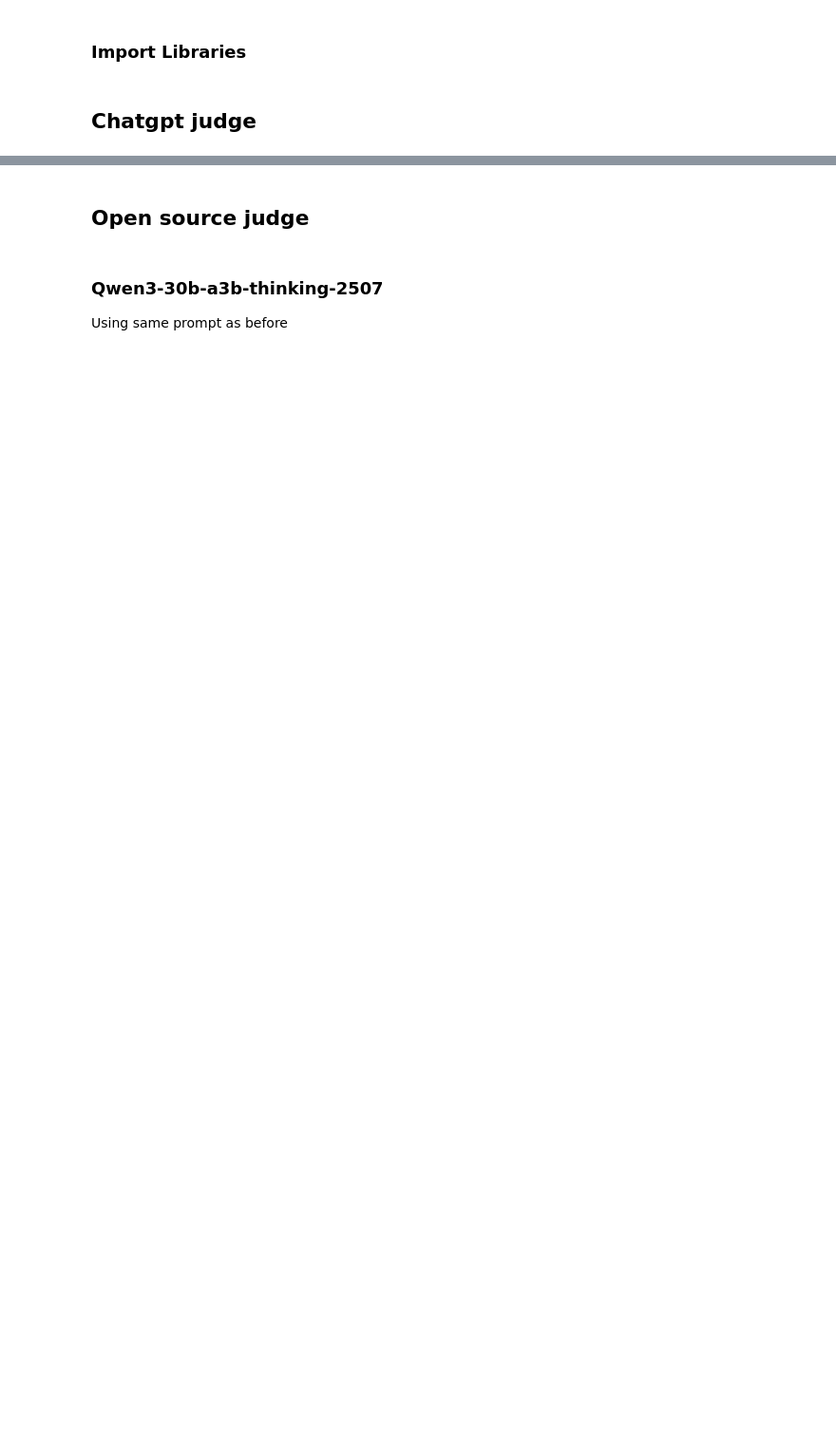
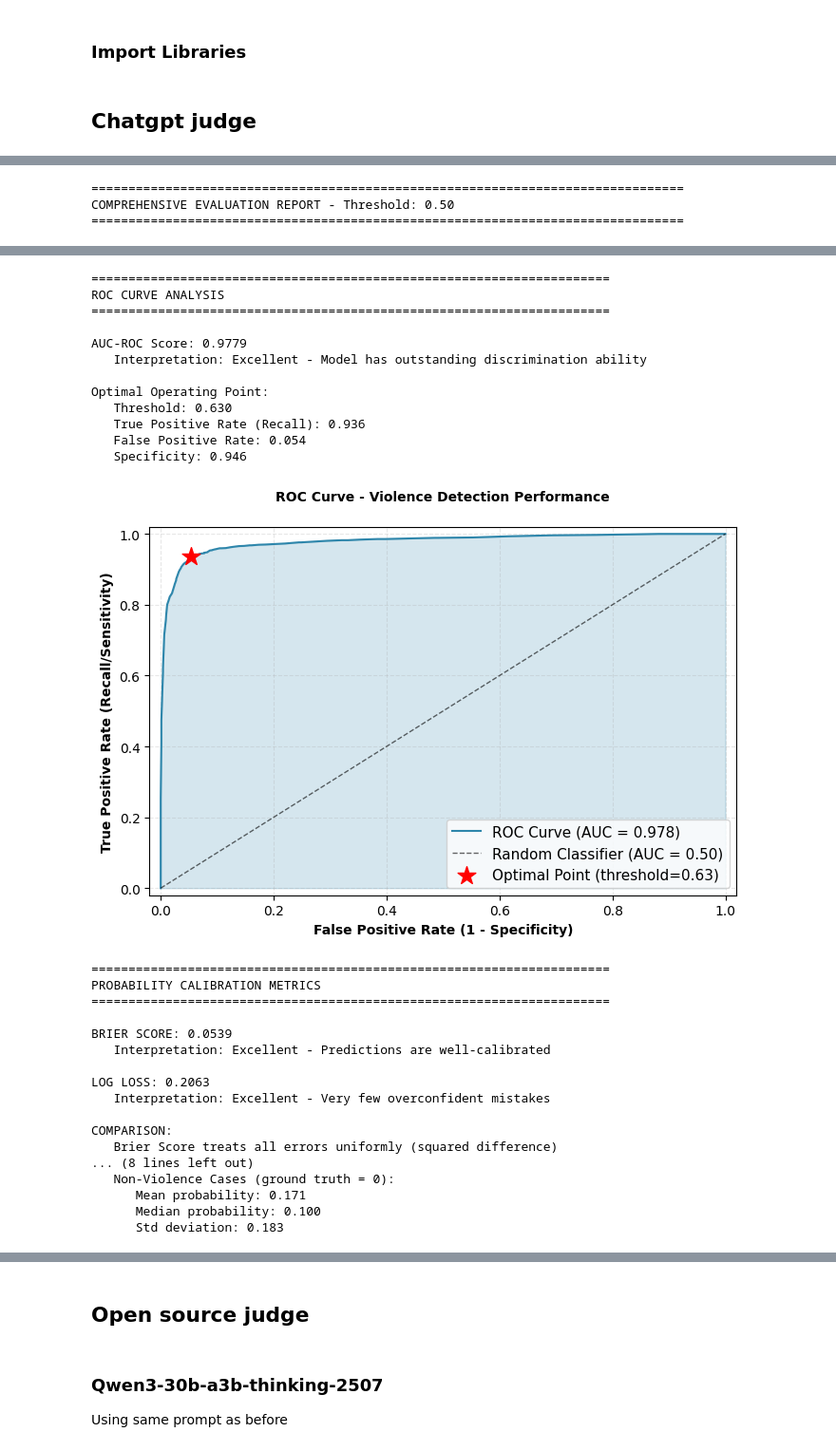
Before and after one commit to annkou/Multimodal-Techniques-for-Video-Based-Violence-Detection, a Jupyter notebook: notebooks/zero_shot_classification/evaluate_results.ipynb, the cells around one changed output, grey strips where cells are left out. Shown at 95% size. Drawn from its saved outputs; the diff is of its cells as text; code cells hidden in the pictures; blank space fills up the shorter version.

Commit message:
Add evaluation results with multiple LLM judge configurations and visualizations

```diff
--- a/notebooks/zero_shot_classification/evaluate_results.ipynb
+++ b/notebooks/zero_shot_classification/evaluate_results.ipynb
@@ -38,3 +39,8 @@ api_based_df = api_based_df.merge(metadata_df[[LABEL_COLUMN, "id"]], right_on="i
 # %%
 # Initialize evaluator
 evaluator = ViolenceDetectionEvaluator(api_based_df, ground_truth_col=LABEL_COLUMN)
+report = evaluator.generate_complete_evaluation_report()
+# %% [output]
+================================================================================
+COMPREHENSIVE EVALUATION REPORT - Threshold: 0.50
+================================================================================
@@ -40,0 +48,30 @@ evaluator = ViolenceDetectionEvaluator(api_based_df, ground_truth_col=LABEL_COLU
+======================================================================
+ROC CURVE ANALYSIS
+======================================================================
+
+AUC-ROC Score: 0.9779
+   Interpretation: Excellent - Model has outstanding discrimination ability
+
+Optimal Operating Point:
+   Threshold: 0.630
+   True Positive Rate (Recall): 0.936
+   False Positive Rate: 0.054
+   Specificity: 0.946
+[figure, added]
+======================================================================
+PROBABILITY CALIBRATION METRICS
+======================================================================
+
+BRIER SCORE: 0.0539
+   Interpretation: Excellent - Predictions are well-calibrated
+
+LOG LOSS: 0.2063
+   Interpretation: Excellent - Very few overconfident mistakes
+
+COMPARISON:
+   Brier Score treats all errors uniformly (squared difference)
+... (8 lines left out)
+   Non-Violence Cases (ground truth = 0):
+      Mean probability: 0.171
+      Median probability: 0.100
+      Std deviation: 0.183
```
Also changed, not shown: parts of 11 cells of this notebook.
